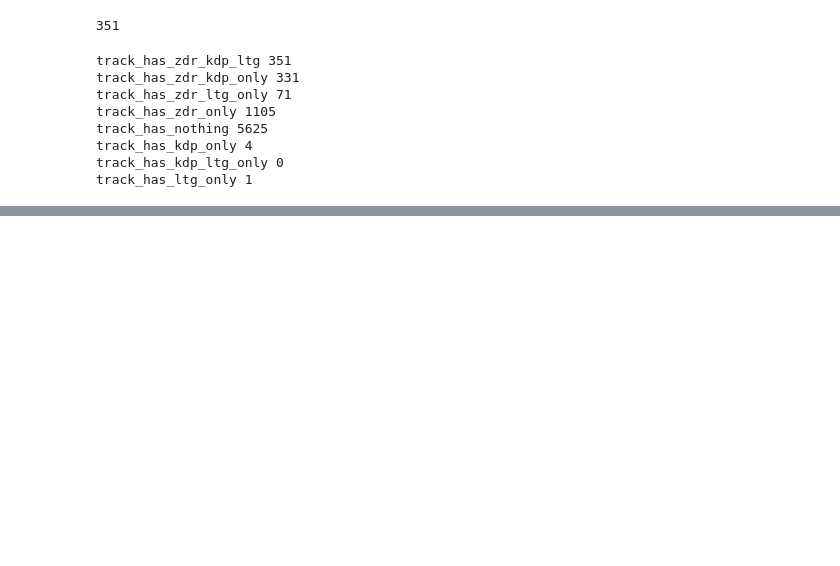
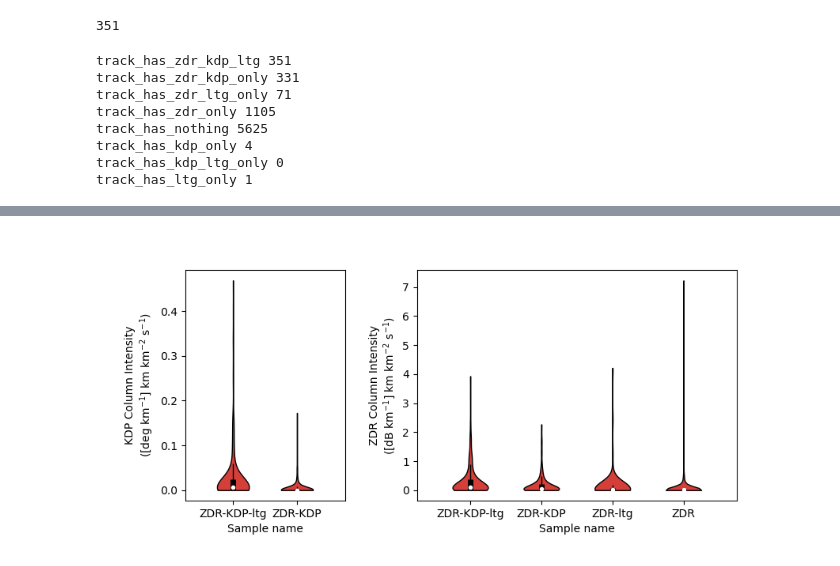
Before and after one commit to deeplycloudy/TRACER-PAWS-NEXRAD-LMA, a Jupyter notebook: notebooks/track_class.ipynb, the cells around one changed output, grey strips where cells are left out. Cells and saved outputs as stored; diff of their text form; code cells hidden in the pictures; blank space fills up the shorter version.

```diff
--- a/notebooks/track_class.ipynb
+++ b/notebooks/track_class.ipynb
@@ -79,7 +79,9 @@ vars_to_keep = ['feature_flash_count',
 'feature_nearby_count_5km',
 'feature_nearby_count_10km',
 'feature_nearby_count_15km',
-'feature_nearby_count_20km',]
+'feature_nearby_count_20km',
+'max_reflectivity'
+]
 # %%
 # fn = '/data/Houston/TRACER_TRACKING_STG/tobac_Save_20220602/tracksummary_data_track-has-nothing_melt4400.nc'
 # ds = xr.open_dataset(fn, decode_timedelta=True)
@@ -258,0 +337,12 @@ KstestResult(statistic=0.3680722321205705, pvalue=4.557825947582155e-21, statist
+# %%
+violin_kdp_data = [
+    df[track_membership['track_has_zdr_kdp_ltg'].values]['feature_kdpwt_total_area_time_norm'].values,
+    df[track_membership['track_has_zdr_kdp_only'].values]['feature_kdpwt_total_area_time_norm'].values,
+]
+
+violin_zdr_data = [
+    df[track_membership['track_has_zdr_kdp_ltg'].values]['feature_zdrwt_total_area_time_norm'].values,
+    df[track_membership['track_has_zdr_kdp_only'].values]['feature_zdrwt_total_area_time_norm'].values,
+    df[track_membership['track_has_zdr_ltg_only'].values]['feature_zdrwt_total_area_time_norm'].values,
+    df[track_membership['track_has_zdr_only'].values]['feature_zdrwt_total_area_time_norm'].values,
+]
@@ -258,0 +353,72 @@ KstestResult(statistic=0.3680722321205705, pvalue=4.557825947582155e-21, statist
+# %%
+import matplotlib.pyplot as plt
+import numpy as np
+
+
+def adjacent_values(vals, q1, q3):
+    upper_adjacent_value = q3 + (q3 - q1) * 1.5
+    upper_adjacent_value = np.clip(upper_adjacent_value, q3, vals[-1])
+
+    lower_adjacent_value = q1 - (q3 - q1) * 1.5
+    lower_adjacent_value = np.clip(lower_adjacent_value, vals[0], q1)
+    return lower_adjacent_value, upper_adjacent_value
+
+
+def set_axis_style(ax, labels):
+    ax.set_xticks(np.arange(1, len(labels) + 1), labels=labels)
+    ax.set_xlim(0.25, len(labels) + 0.75)
+    ax.set_xlabel('Sample name')
+
+def decorate_parts(parts):
+    for pc in parts['bodies']:
+        pc.set_facecolor('#D43F3A')
+        pc.set_edgecolor('black')
+        pc.set_alpha(1)
+
+def add_quartiles(data, ind, ax):
+    sorted_array = sorted(data)
+    quartile1, medians, quartile3 = np.percentile(sorted_array, [25, 50, 75])
+    whiskers = adjacent_values(sorted_array, quartile1, quartile3)
+    whiskers_min, whiskers_max = whiskers[0], whiskers[1]
+
+    ax.scatter(ind, medians, marker='o', color='white', s=9, zorder=3)
+    ax.vlines(ind, quartile1, quartile3, color='k', linestyle='-', lw=5)
+    ax.vlines(ind, whiskers_min, whiskers_max, color='k', linestyle='-', lw=1)
+
+
+fig, (ax1, ax2) = plt.subplots(nrows=1, ncols=2, width_ratios=(2/6, 4/6), figsize=(9, 4))
+
+
+# ax1.set_title('Default violin plot')
+ax1.set_ylabel('KDP Column Intensity\n([deg km$^{-1}$] km km$^{-2}$ s$^{-1}$)')
+parts = ax1.violinplot(violin_kdp_data,
+        showmeans=False, showmedians=False,
+        showextrema=False)
+decorate_parts(parts)
+for i, data in enumerate(violin_kdp_data):
+    add_quartiles(data, i+1, ax1)
+
+labels = ['ZDR-KDP-ltg', 'ZDR-KDP']
+set_axis_style(ax1, labels)
+# ax1.semilogy()
+
+# ax2.set_title('Customized violin plot')
+ax2.set_ylabel('ZDR Column Intensity\n([dB km$^{-1}$] km km$^{-2}$ s$^{-1}$)')
+parts = ax2.violinplot(violin_zdr_data,
+        showmeans=False, showmedians=False,
+        showextrema=False)
+decorate_parts(parts)
+for i, data in enumerate(violin_zdr_data):
+    add_quartiles(data, i+1, ax2)
+# ax2.semilogy()
+
+labels = ['ZDR-KDP-ltg', 'ZDR-KDP', 'ZDR-ltg', 'ZDR']
+set_axis_style(ax2, labels)
+
+
+
+plt.subplots_adjust(bottom=0.15, wspace=0.3)
+plt.show()
+fig.savefig('KDP-ZDR-violin.pdf')
+# %% [output]
+[figure, added]
```
Also changed, not shown: parts of 17 cells of this notebook, 4 other files.
